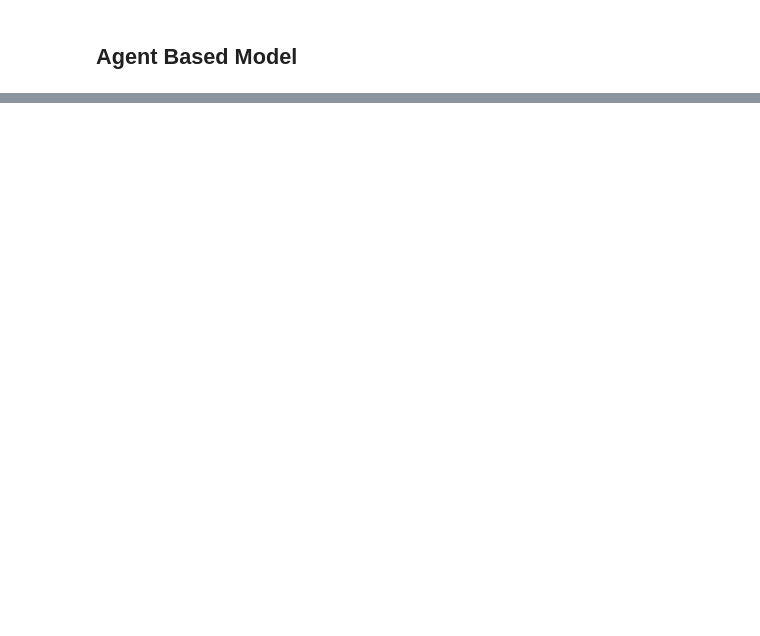
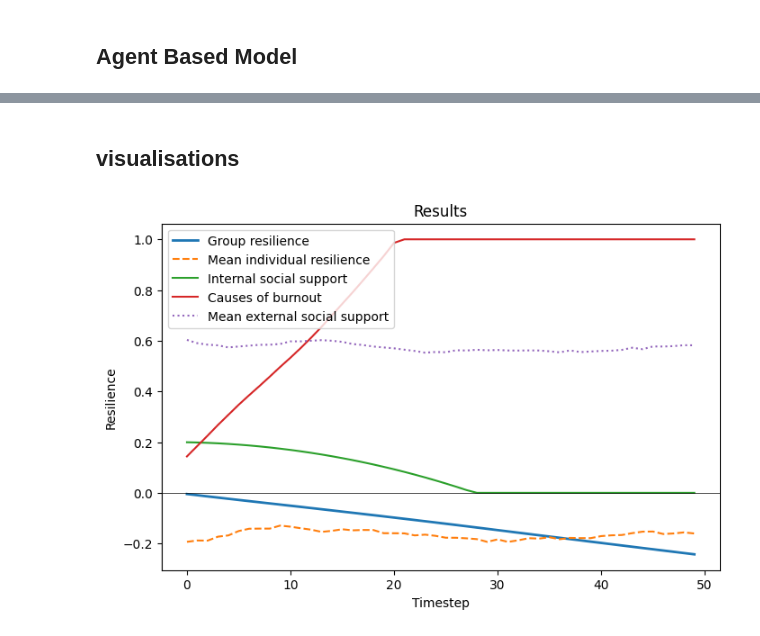
Before and after one commit to timo-damm/resilience_ABM, a Jupyter notebook: repression_ABM.ipynb, the cells around one changed output, grey strips where cells are left out. Cells and saved outputs as stored; diff of their text form; code cells hidden in the pictures; blank space fills up the shorter version.

```diff
--- a/repression_ABM.ipynb
+++ b/repression_ABM.ipynb
@@ -222,0 +270,19 @@ print(G.nodes[n]["individual_resilience"])
+# %% [markdown]
+## visualisations
+# %%
+# resilience (group and individual)
+plt.figure(figsize=(8, 5))
+plt.plot(history["t"], history["group_resilience"], label="Group resilience", linewidth=2)
+plt.plot(history["t"], history["mean_individual_resilience"], label="Mean individual resilience", linestyle="--")
+plt.plot(history["t"], history["internal_social_support"], label="Internal social support")
+plt.plot(history["t"], history["causes_of_burnout"], label="Causes of burnout")
+plt.plot(history["t"], history["mean_external_social_support"], label="Mean external social support", linestyle=":")
+
+plt.axhline(0, color="black", linewidth=0.5)
+plt.ylabel("Resilience")
+plt.xlabel("Timestep")
+plt.legend()
+plt.title("Results")
+plt.show()
+# %% [output]
+[figure, added]
```
Also changed, not shown: parts of 11 cells of this notebook.
